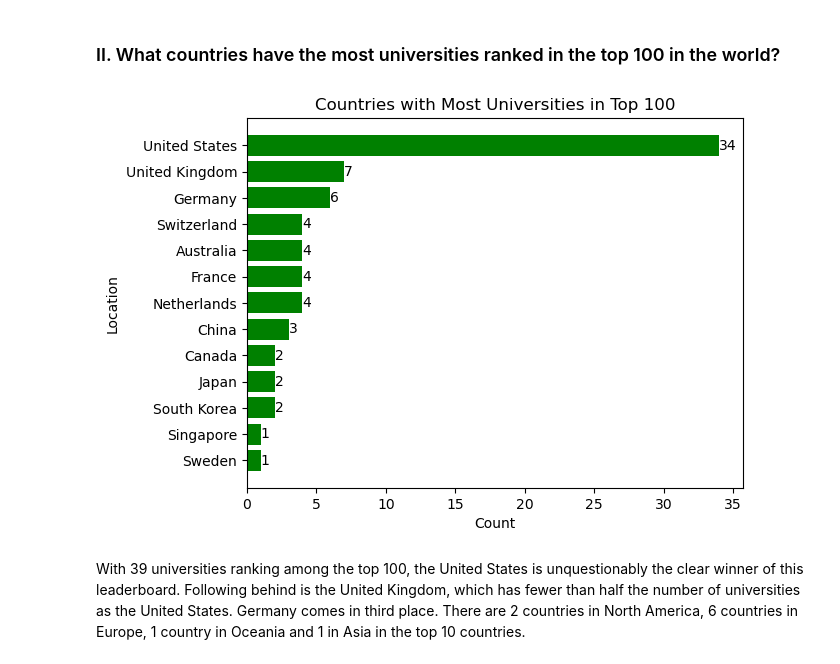
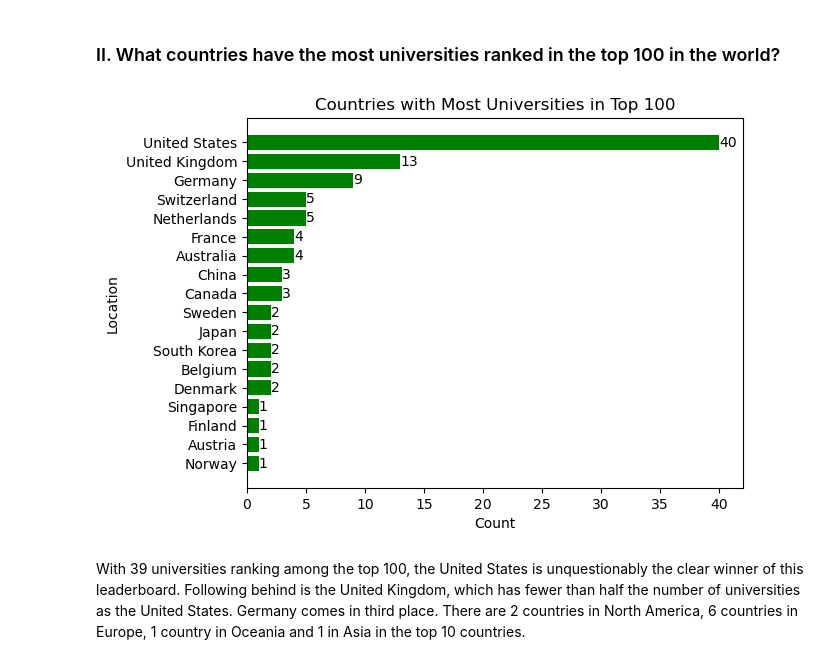
Before and after one commit to johnsonmen/First-Blog, a Jupyter notebook: University_rankings.ipynb, the cells around one changed output. Drawn from its saved outputs; the diff is of its cells as text; code cells hidden in the pictures.

```diff
--- a/University_rankings.ipynb
+++ b/University_rankings.ipynb
@@ -63,22 +63,25 @@ This is a tight competition between the top 15 Universities.
 # %% [markdown]
 ### II. What countries have the most universities ranked in the top 100 in the world?
 # %%
+# We exclude the schools missing locations
+df_location = df[df['Location'].notna()]
+
 # Top 100 Universities by Country
-top_100 = df.head(100)
+top_100 = df_location.head(100)
 top_countries = top_100['Location'].value_counts()
 list(top_countries.index)
 
 # Plotting the top 100 universities by country
 fig, ax = plt.subplots()
 ax.barh(list(top_countries.index),list(top_countries), color='green')
 plt.title('Countries with Most Universities in Top 100')
 plt.xlabel('Count')
 plt.ylabel('Location')
 for bars in ax.containers:
     ax.bar_label(bars)
 plt.gca().invert_yaxis()
 plt.show()
 # %% [output]
-[figure, old version]
+[figure, new version]
 # %% [markdown]
 With 39 universities ranking among the top 100, the United States is unquestionably the clear winner of this leaderboard. Following behind is the United Kingdom, which has fewer than half the number of universities as the United States. Germany comes in third place. There are 2 countries in North America, 6 countries in Europe, 1 country in Oceania and 1 in Asia in the top 10 countries.
```
Also changed, not shown: parts of 8 cells of this notebook.
